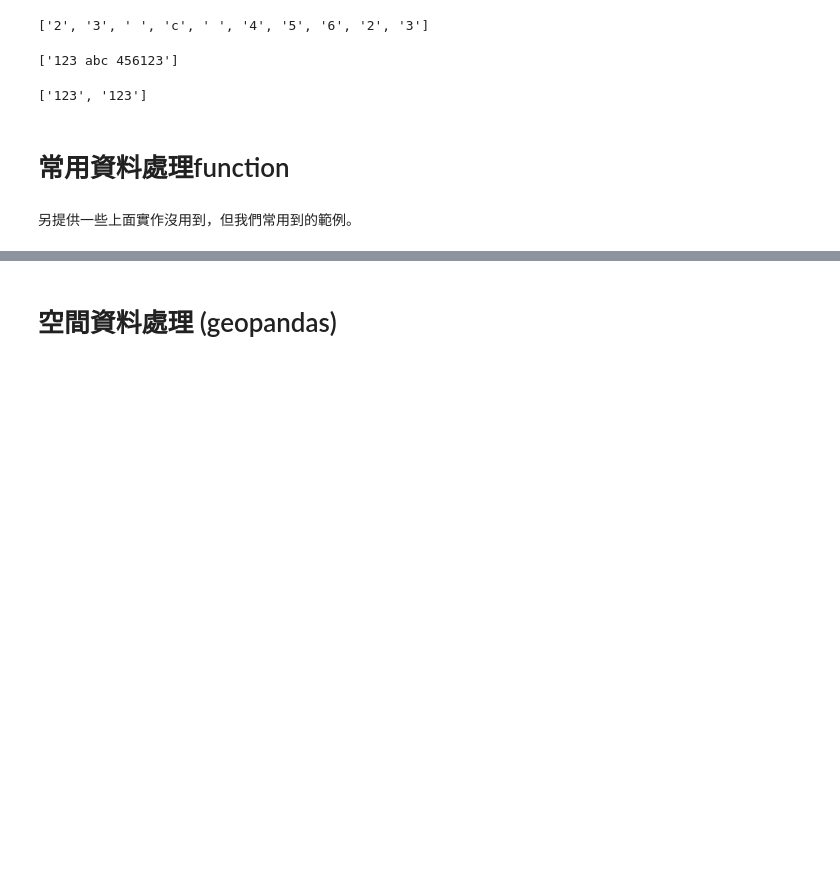
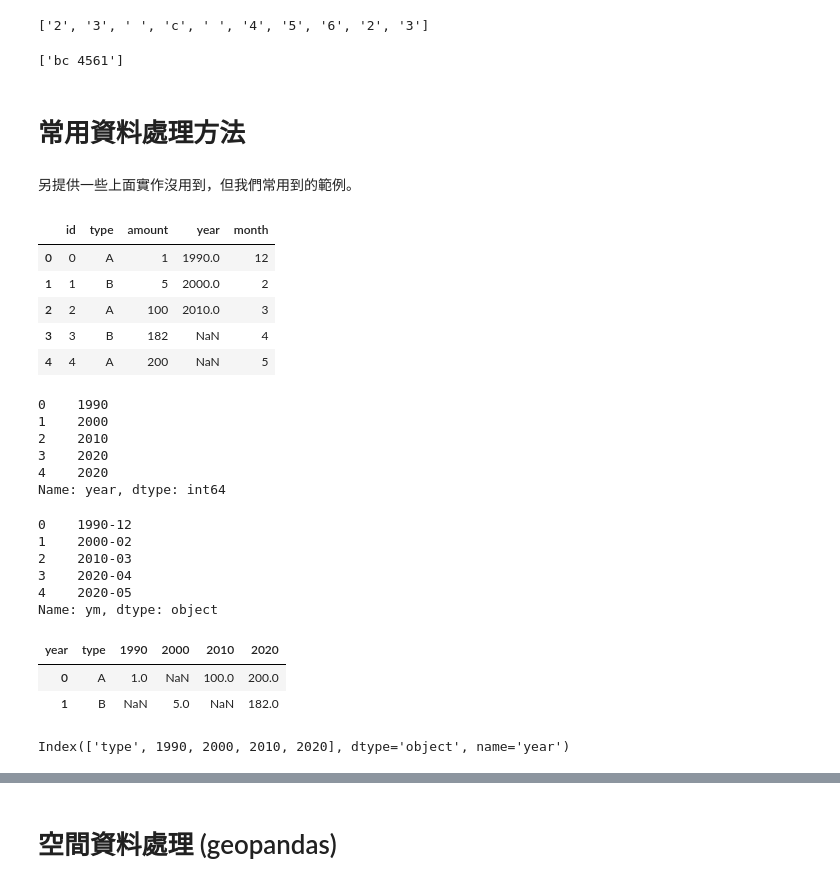
Before and after one commit to tpe-doit/Taipei-Codefest-2023-Workshop, a Jupyter notebook: hackathon_workshop_ETL.ipynb, the cells around one changed output, grey strips where cells are left out. Drawn from its saved outputs; the diff is of its cells as text; code cells hidden in the pictures; blank space fills up the shorter version.

```diff
--- a/hackathon_workshop_ETL.ipynb
+++ b/hackathon_workshop_ETL.ipynb
@@ -674,18 +675,67 @@ print(result)
 # %% [output]
 ['2', '3', ' ', 'c', ' ', '4', '5', '6', '2', '3']
 # %%
-pattern = '.*3'  # 任何數量的任意字元，後面接著3
+pattern = 'a(.*)2'  # a開頭2結尾中間的任意文字
 result = re.findall(pattern, text)
 print(result)
 # %% [output]
-['123 abc 456123']
+['bc 4561']
-# %%
-pattern = '.{,2}3'  # 最多2個任意字元，後面接著3
-result = re.findall(pattern, text)
-print(result)
-# %% [output]
-['123', '123']
 # %% [markdown]
-# 常用資料處理function
+# 常用資料處理方法
 # %% [markdown]
 另提供一些上面實作沒用到，但我們常用到的範例。
+# %%
+example = pd.DataFrame({
+    'id': range(0, 5),
+    'type': ['A', 'B', 'A', 'B', 'A'],
+    'amount': [1, 5, 100, 182, 200],
+    'year': [1990, 2000, 2010, None, None],
+    'month': [12, 2, 3, 4, 5]
+})
+example
+# %% [output]
+|  | id | type | amount | year | month |
+| 0 | 0 | A | 1 | 1990.0 | 12 |
+| 1 | 1 | B | 5 | 2000.0 | 2 |
+| 2 | 2 | A | 100 | 2010.0 | 3 |
+| 3 | 3 | B | 182 | NaN | 4 |
+| 4 | 4 | A | 200 | NaN | 5 |
+# %%
+# fill missing values
+example['year'] = example['year'].fillna(2020)
+example['year'] = example['year'].astype(int)
+example['year']
+# %% [output]
+0    1990
+1    2000
+2    2010
+3    2020
+4    2020
+Name: year, dtype: int64
+# %%
+# zero-fill strings
+example['ym'] = (
+    example['year'].astype(str)
+    + '-'
+    + example['month'].astype(str).str.zfill(2)
+)
+example['ym']
+# %% [output]
+0    1990-12
+1    2000-02
+2    2010-03
+3    2020-04
+4    2020-05
+Name: ym, dtype: object
+# %%
+# pivot
+example_wide = example.pivot(index='type', columns='year', values='amount').reset_index()
+example_wide
+# %% [output]
+| year | type | 1990 | 2000 | 2010 | 2020 |
+| 0 | A | 1.0 | NaN | 100.0 | 200.0 |
+| 1 | B | NaN | 5.0 | NaN | 182.0 |
+# %%
+example_wide.columns
+# %% [output]
+Index(['type', 1990, 2000, 2010, 2020], dtype='object', name='year')
```
Also changed, not shown: parts of 51 cells of this notebook, 1 other file.
